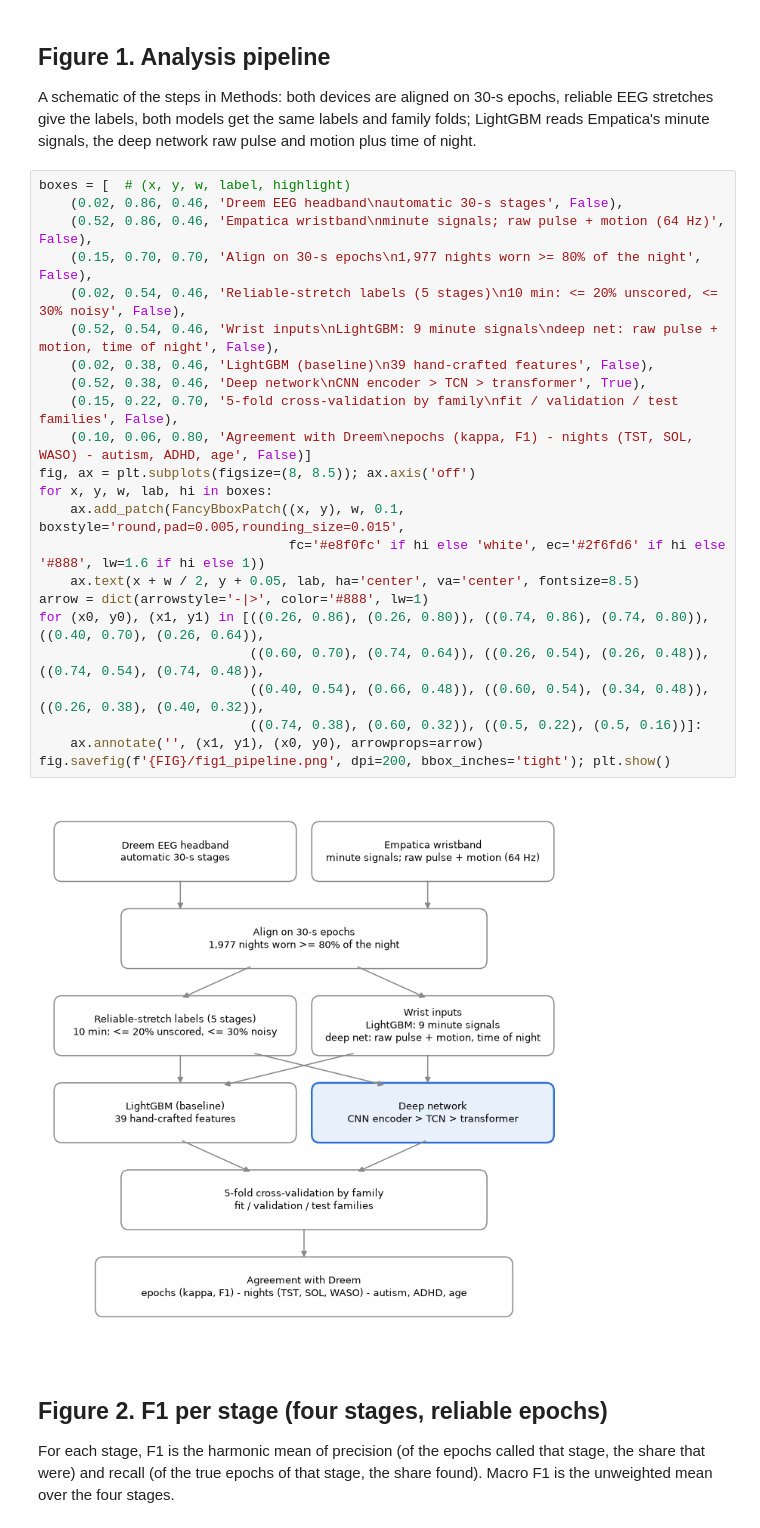
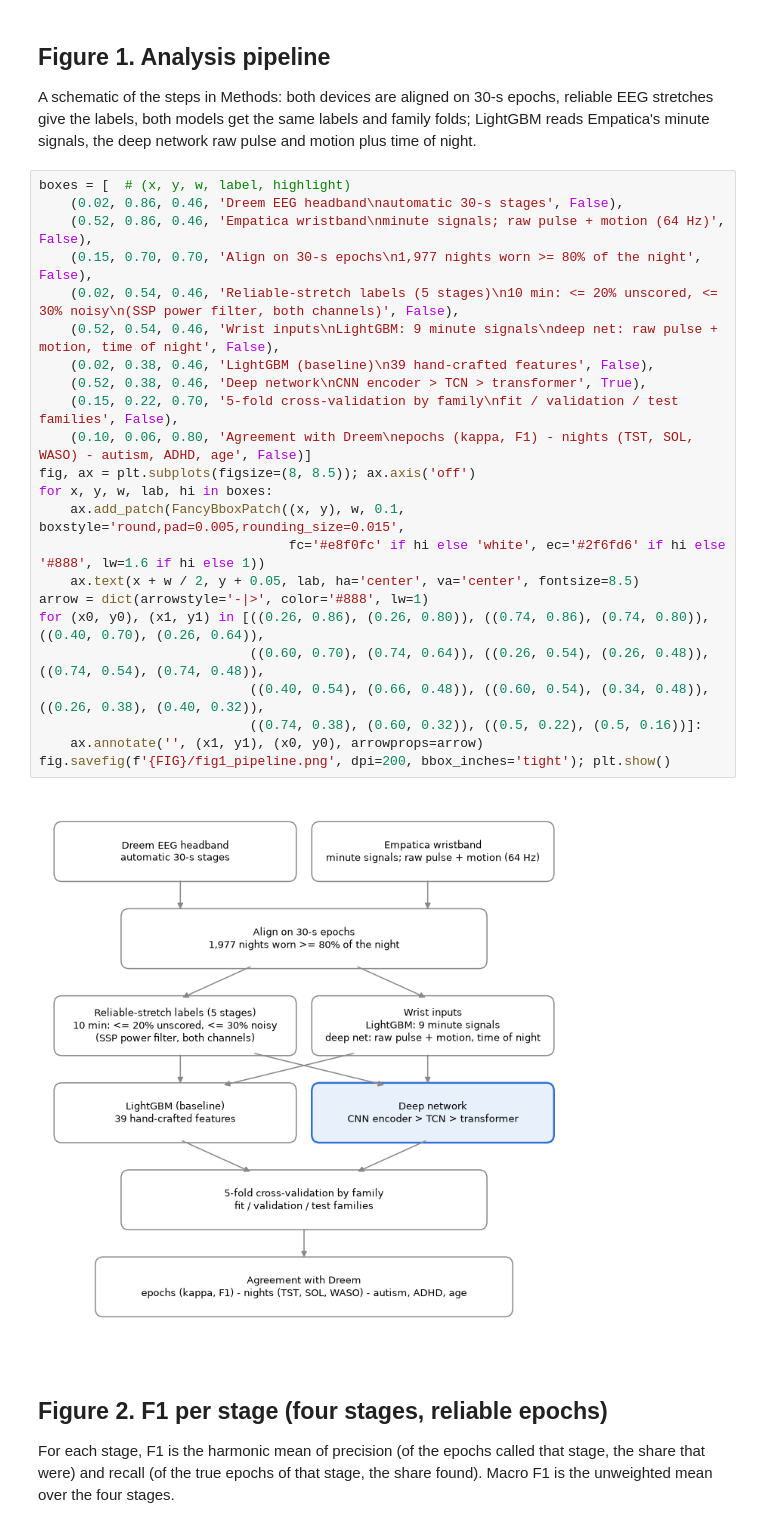
Before and after one commit to Micha098/wrist-sleep-staging, a Jupyter notebook: paper/figures.ipynb, the cells around one changed output. Drawn from its saved outputs; the diff is of its cells as text.

```diff
--- a/paper/figures.ipynb
+++ b/paper/figures.ipynb
@@ -49,28 +49,28 @@ and motion plus time of night.
 # %%
 boxes = [  # (x, y, w, label, highlight)
     (0.02, 0.86, 0.46, 'Dreem EEG headband\nautomatic 30-s stages', False),
     (0.52, 0.86, 0.46, 'Empatica wristband\nminute signals; raw pulse + motion (64 Hz)', False),
     (0.15, 0.70, 0.70, 'Align on 30-s epochs\n1,977 nights worn >= 80% of the night', False),
-    (0.02, 0.54, 0.46, 'Reliable-stretch labels (5 stages)\n10 min: <= 20% unscored, <= 30% noisy', False),
+    (0.02, 0.54, 0.46, 'Reliable-stretch labels (5 stages)\n10 min: <= 20% unscored, <= 30% noisy\n(SSP power filter, both channels)', False),
     (0.52, 0.54, 0.46, 'Wrist inputs\nLightGBM: 9 minute signals\ndeep net: raw pulse + motion, time of night', False),
     (0.02, 0.38, 0.46, 'LightGBM (baseline)\n39 hand-crafted features', False),
     (0.52, 0.38, 0.46, 'Deep network\nCNN encoder > TCN > transformer', True),
     (0.15, 0.22, 0.70, '5-fold cross-validation by family\nfit / validation / test families', False),
     (0.10, 0.06, 0.80, 'Agreement with Dreem\nepochs (kappa, F1) - nights (TST, SOL, WASO) - autism, ADHD, age', False)]
 fig, ax = plt.subplots(figsize=(8, 8.5)); ax.axis('off')
 for x, y, w, lab, hi in boxes:
     ax.add_patch(FancyBboxPatch((x, y), w, 0.1, boxstyle='round,pad=0.005,rounding_size=0.015',
                                 fc='#e8f0fc' if hi else 'white', ec='#2f6fd6' if hi else '#888', lw=1.6 if hi else 1))
     ax.text(x + w / 2, y + 0.05, lab, ha='center', va='center', fontsize=8.5)
 arrow = dict(arrowstyle='-|>', color='#888', lw=1)
 for (x0, y0), (x1, y1) in [((0.26, 0.86), (0.26, 0.80)), ((0.74, 0.86), (0.74, 0.80)), ((0.40, 0.70), (0.26, 0.64)),
                            ((0.60, 0.70), (0.74, 0.64)), ((0.26, 0.54), (0.26, 0.48)), ((0.74, 0.54), (0.74, 0.48)),
                            ((0.40, 0.54), (0.66, 0.48)), ((0.60, 0.54), (0.34, 0.48)), ((0.26, 0.38), (0.40, 0.32)),
                            ((0.74, 0.38), (0.60, 0.32)), ((0.5, 0.22), (0.5, 0.16))]:
     ax.annotate('', (x1, y1), (x0, y0), arrowprops=arrow)
 fig.savefig(f'{FIG}/fig1_pipeline.png', dpi=200, bbox_inches='tight'); plt.show()
 # %% [output]
-[figure, old version]
+[figure, new version]
 # %% [markdown]
 ## Figure 2. F1 per stage (four stages, reliable epochs)
 
```
Also changed, not shown: parts of 7 cells of this notebook, 21 other files.
